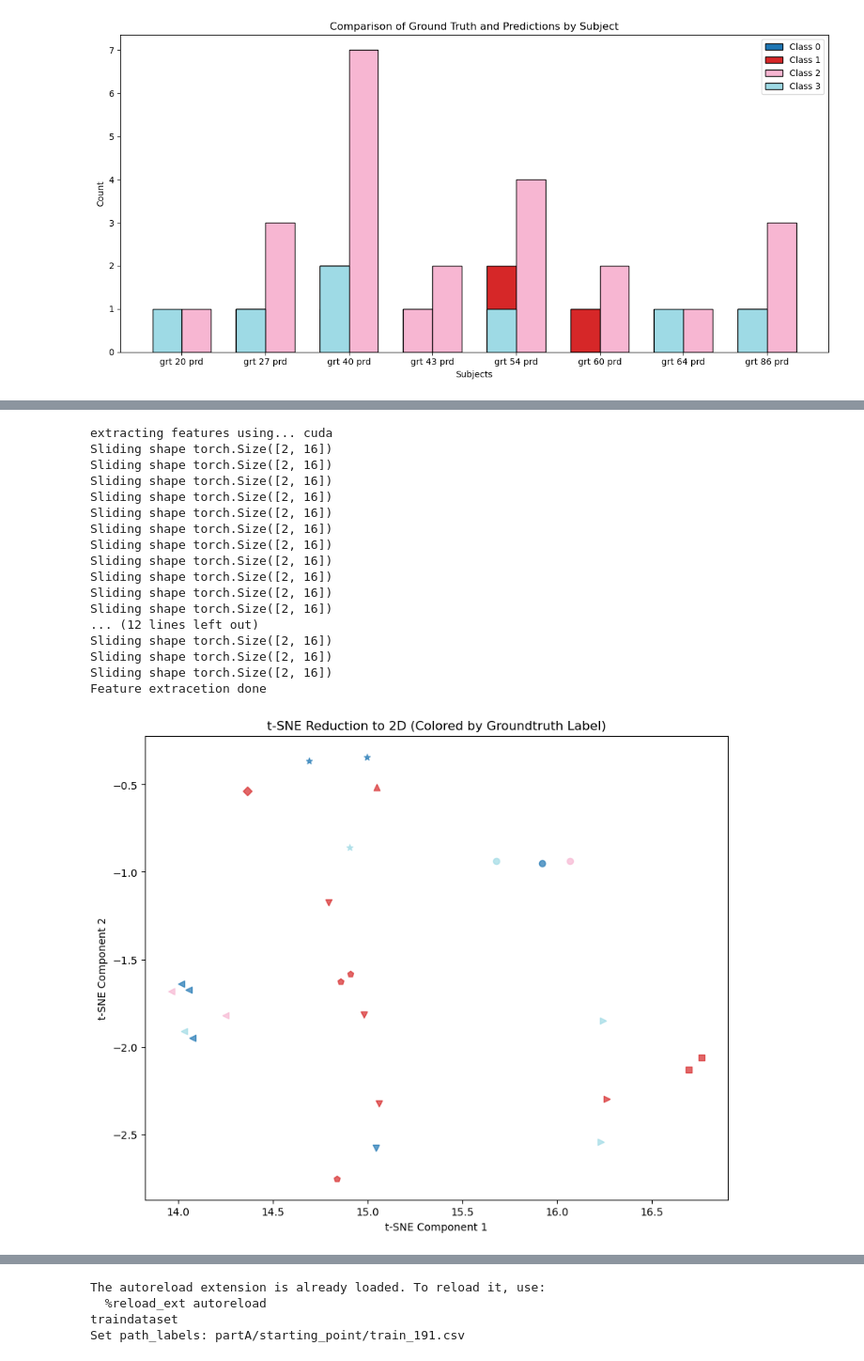
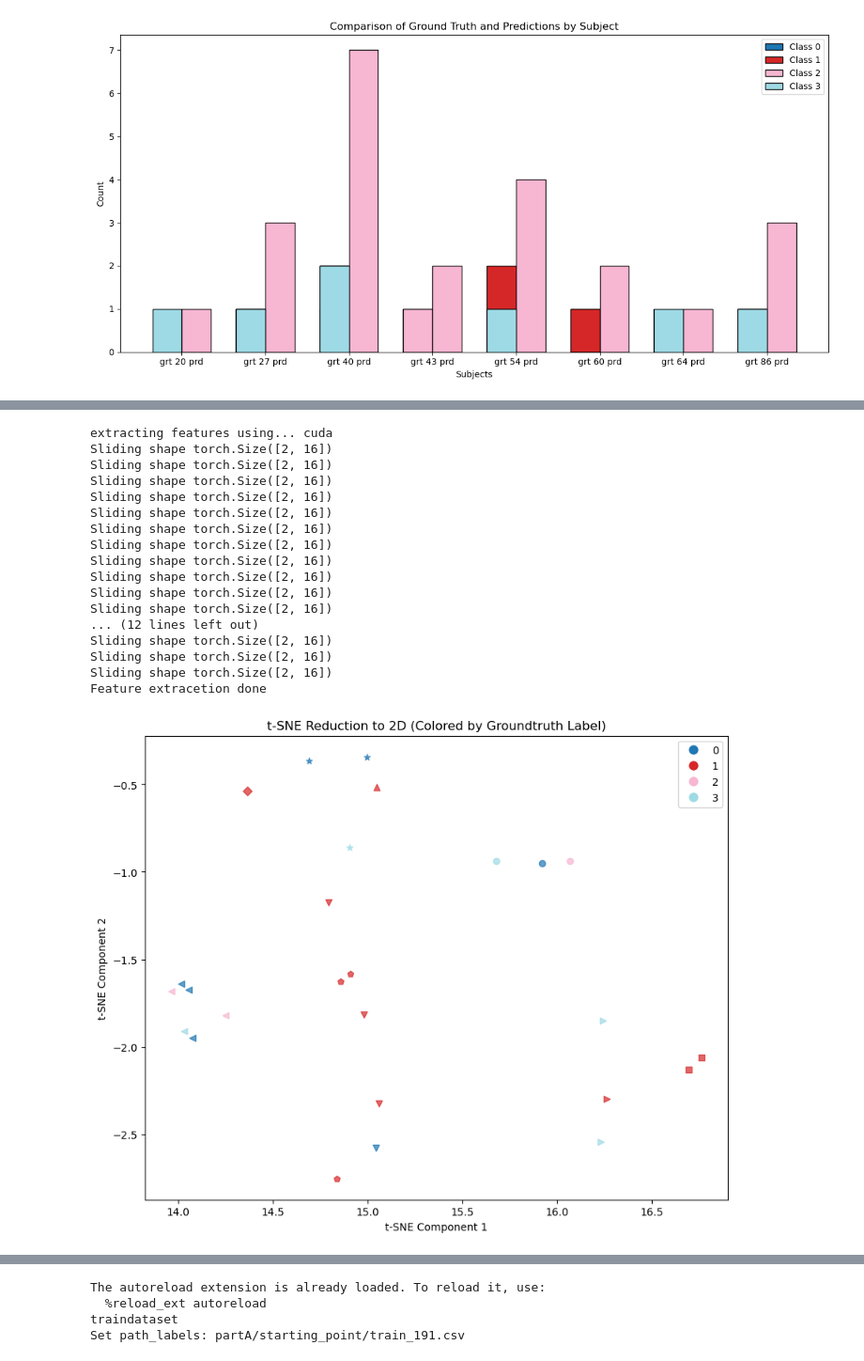
Before and after one commit to villifCoder559/PainAssessmentVideo, a Jupyter notebook: test.ipynb, the cells around one changed output, grey strips where cells are left out. Shown at 94% size. Cells and saved outputs as stored; diff of their text form; code cells hidden in the pictures.

```diff
--- a/test.ipynb
+++ b/test.ipynb
@@ -216,0 +196,3 @@ Feature extracetion done
+# %%
+model_advanced.dataset.set_path_labels('val')
+model_advanced.plot_tsne('subject',use_cuda=True)
@@ -217,24 +218,24 @@ Feature extracetion done
 # %%
-model_advanced.plot_tsne_colored(color_by='gt')
+model_advanced.plot_tsne_colored_fixed_subject(color_by='gt',use_cuda=True)
 # %% [output]
 extracting features using... cuda
 Sliding shape torch.Size([2, 16])
 Sliding shape torch.Size([2, 16])
 Sliding shape torch.Size([2, 16])
 Sliding shape torch.Size([2, 16])
 Sliding shape torch.Size([2, 16])
 Sliding shape torch.Size([2, 16])
 Sliding shape torch.Size([2, 16])
 Sliding shape torch.Size([2, 16])
 Sliding shape torch.Size([2, 16])
 Sliding shape torch.Size([2, 16])
 Sliding shape torch.Size([2, 16])
 ... (12 lines left out)
 Sliding shape torch.Size([2, 16])
 Sliding shape torch.Size([2, 16])
 Sliding shape torch.Size([2, 16])
 Feature extracetion done
-[figure, old version]
+[figure, new version]
 # %% [markdown]
 ![image.png](attachment:image.png)
 # %%
```
Also changed, not shown: parts of 5 cells of this notebook.
